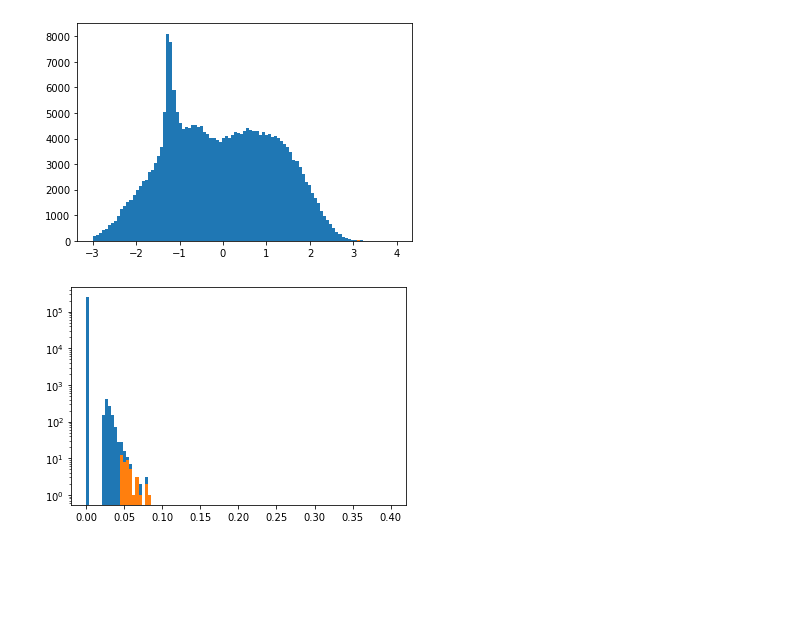
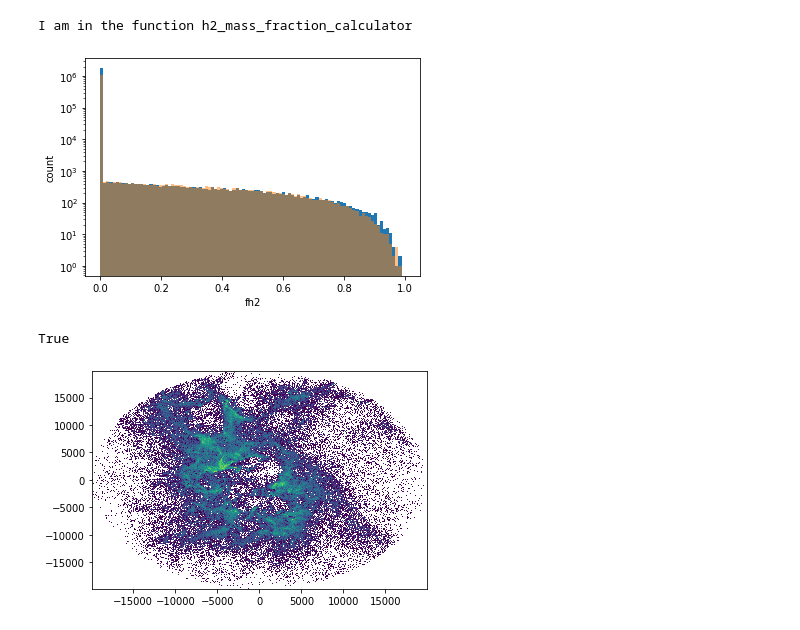
Before and after one commit to dtolgay/cita_semi_analytical_methods, a Jupyter notebook: understandingProblem.ipynb, the cells around one changed output. Cells and saved outputs as stored; diff of their text form; code cells hidden in the pictures; blank space fills up the shorter version.

```diff
--- a/understandingProblem.ipynb
+++ b/understandingProblem.ipynb
@@ -32,7 +32,7 @@ def h2_mass_fraction_calculator(
     local_density_scale_height: array_like
         In this equation smooting length of the gas is assumed to be accurate estimation of the local density scale height.
         Therefore smooting length is used instead of local density scale height
-        [kpc]
+        [pc]
 
     density: array_like
         Density of the gas particles
@@ -68,7 +68,7 @@ def h2_mass_fraction_calculator(
 
 
     # The units of local_density_scale_height is kpc
-    local_density_scale_height = local_density_scale_height * constants.kpc2cm  # [cm]
+    local_density_scale_height = local_density_scale_height * constants.pc2cm  # [cm]
 
     # Calculation of column density
     column_density = density * local_density_scale_height   # [gr / cm^2]
@@ -160,18 +163,68 @@ Total sfr: 34.99827562549998 Msolar / year
 # %%
-hden_condition = gas_particles_df['density'] / (constants.proton_mass * constants.kg2g * constants.mu_h) >= 1e3
+# hden_condition = gas_particles_df['density'] / (constants.proton_mass * constants.kg2g * constants.mu_h) >= 1e3
 
 
-bins = np.linspace(start=-3, stop=4, num=100)
-plt.hist(np.log10(gas_particles_df['hden']), bins=bins)
-plt.hist(np.log10(gas_particles_df[hden_condition]['hden']), bins=bins)
-plt.show()
+# bins = np.linspace(start=-3, stop=4, num=100)
+# plt.hist(np.log10(gas_particles_df['hden']), bins=bins)
+# plt.hist(np.log10(gas_particles_df[hden_condition]['hden']), bins=bins)
+# plt.show()
 
 
-bins = np.linspace(start=0, stop=0.4, num=100)
-plt.hist(gas_particles_df['sfr'], bins=bins)
-plt.hist(gas_particles_df[hden_condition]['sfr'], bins=bins)
-plt.yscale("log")
-plt.show()
+# bins = np.linspace(start=0, stop=0.4, num=100)
+# plt.hist(gas_particles_df['sfr'], bins=bins)
+# plt.hist(gas_particles_df[hden_condition]['sfr'], bins=bins)
+# plt.yscale("log")
+# plt.show()
-# %% [output]
-[figure, removed]
-[figure, removed]
+# %%
+h2_mass_fraction, gas_column_density, dust_optical_depth, scaled_radiation_field, s, dust_optical_depth = h2_mass_fraction_calculator(
+    local_density_scale_height = np.array(gas_particles_df["average_sobolev_smoothingLength"]), # pc
+    density = np.array(gas_particles_df["density"]), # gr / cm^3
+    metallicity= np.array(gas_particles_df["metallicity"]),  # Zsolar
+    clumping_factor = 1
+)
+gas_particles_df["fh2"] = h2_mass_fraction
+gas_particles_df["Mh2"] = gas_particles_df["mass"] * gas_particles_df["fh2"]
+# %% [output]
+I am in the function h2_mass_fraction_calculator
+# %%
+gunjan_fh2 = np.loadtxt("gunjan/gunjan_m12i_res7100_md_fh2.txt")
+# %%
+bins = np.linspace(0,1,100)
+plt.hist(h2_mass_fraction, bins=bins)
+plt.hist(gunjan_fh2, bins=bins, alpha=0.5)
+plt.xlabel("fh2")
+plt.ylabel("count")
+plt.yscale("log")
+plt.show()
+
+
+# bins = np.linspace(0.5,4,100)
+# plt.hist(np.log10(gas_particles_df["smoothing_length"]), bins=bins)
+# plt.xlabel("smoothing_length log10(pc)")
+# plt.ylabel("count")
+# plt.yscale("log")
+# plt.show()
+
+
+# plt.hist(dust_optical_depth)
+# plt.xlabel("optical depth")
+# plt.ylabel("count")
+# plt.yscale("log")
+# plt.show()
+# %% [output]
+[figure, added]
+# %%
+
+len(gunjan_fh2) < len(h2_mass_fraction)
+# %% [output]
+True
+# %%
+plt.hist2d(
+    x = gas_particles_df["x"],
+    y = gas_particles_df["y"],
+    bins = 1024,
+    norm = LogNorm()
+)
+plt.show()
+# %% [output]
+[figure, added]
```
Also changed, not shown: parts of 5 cells of this notebook, 4 other files.
